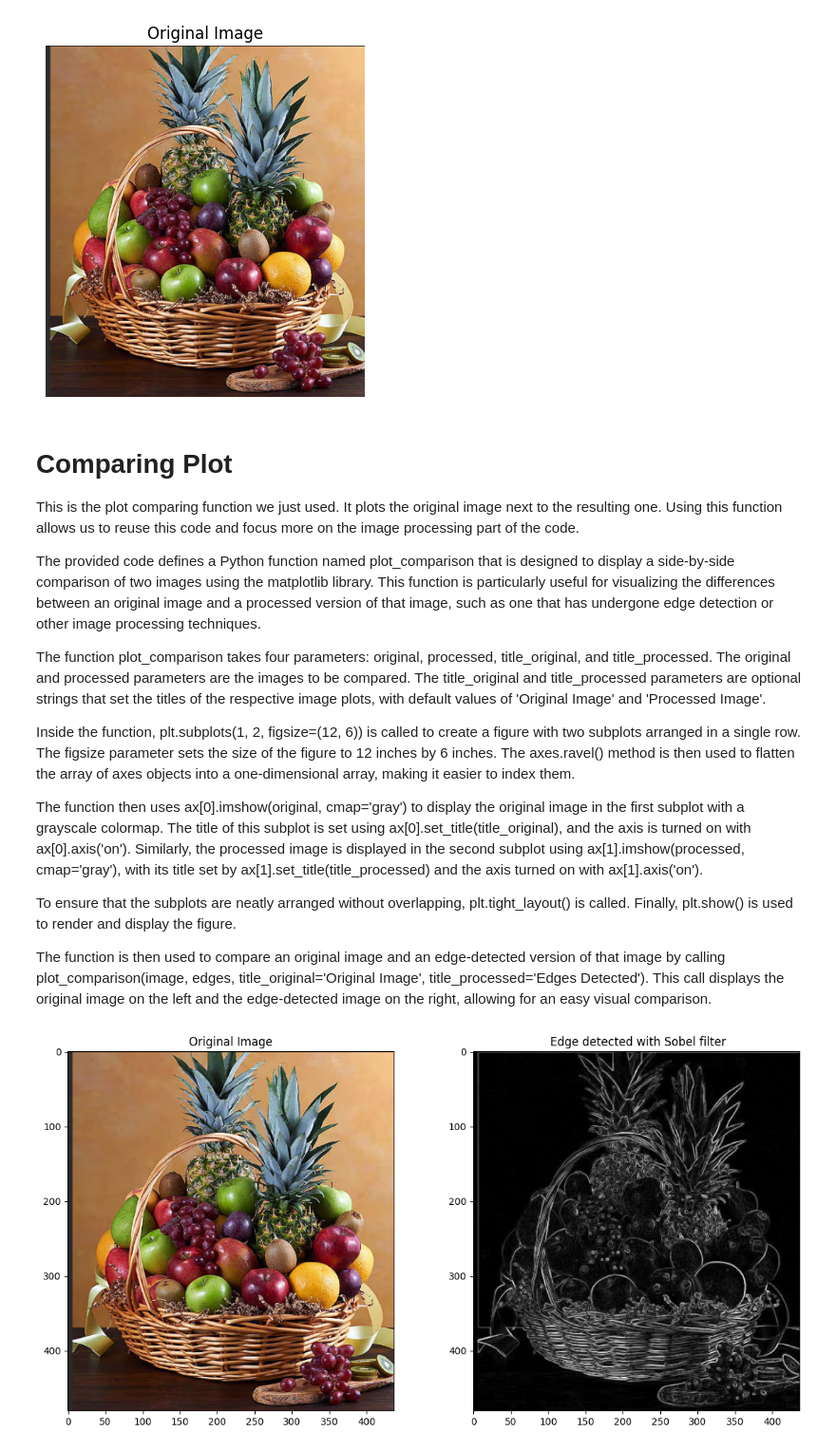
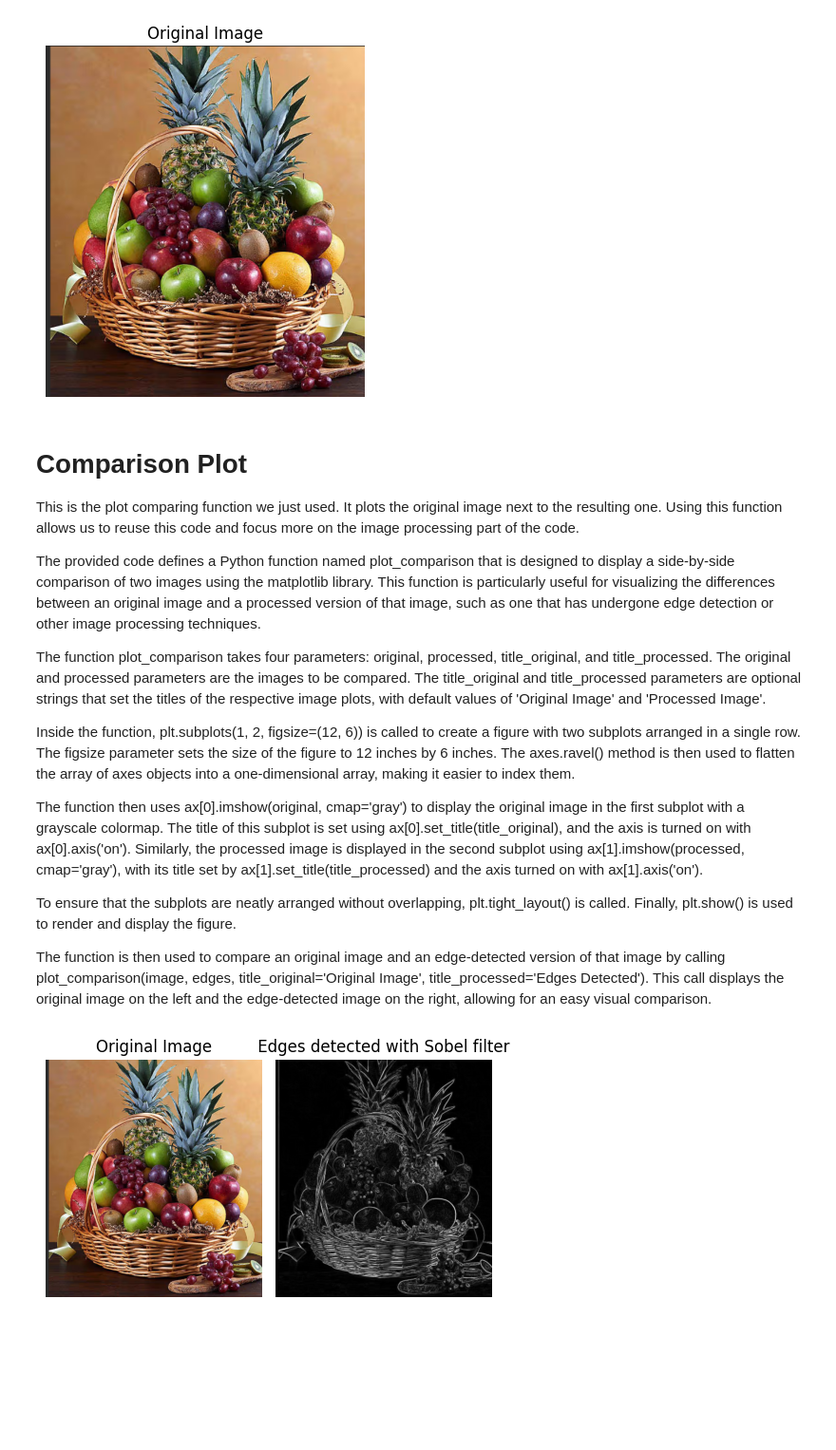
Before and after one commit to SupravoCoder/Image-pre-processing-with-Supravo, a Jupyter notebook: imagepreprocessing.ipynb, the cells around one changed output. Shown at 95% size. Saved outputs shown, nothing was run; the diff lists cells and outputs as text; code cells hidden in the pictures; blank space fills up the shorter version.

```diff
--- a/imagepreprocessing.ipynb
+++ b/imagepreprocessing.ipynb
@@ -314,7 +314,7 @@ show_image(image, 'Original Image')
 [figure]
 [figure]
 # %% [markdown]
-# Comparing Plot
+# Comparison Plot
 
 This is the plot comparing function we just used. It plots the original image next to the resulting one. Using this function allows us to reuse this code and focus more on the image processing part of the code.
 
@@ -331,28 +331,39 @@ To ensure that the subplots are neatly arranged without overlapping, plt.tight_l
 The function is then used to compare an original image and an edge-detected version of that image by calling plot_comparison(image, edges, title_original='Original Image', title_processed='Edges Detected'). This call displays the original image on the left and the edge-detected image on the right, allowing for an easy visual comparison.
 # %%
 from skimage import filters, color
+import matplotlib.pyplot as plt
 
 def plot_comparison(original, processed, title_original='Original Image', title_processed='Processed Image'):
-    fig, axes = plt.subplots(1, 2, figsize=(12, 6))
-    ax = axes.ravel()
+    fig, axes = plt.subplots(1, 2, figsize=(5, 5)) ## size of the images in the comparison plot
+    ax = axes.ravel() # ravel() returns a contiguous flattened array
 
     ax[0].imshow(original, cmap='gray')
     ax[0].set_title(title_original)
-    ax[0].axis('on')
+    ax[0].axis('off')
 
     ax[1].imshow(processed, cmap='gray')
     ax[1].set_title(title_processed)
-    ax[1].axis('on')
+    ax[1].axis('off')
 
-    plt.tight_layout()
-    plt.show()
+    plt.tight_layout() # automatically adjust subplot parameters to give specified padding
+    plt.show() # display the images
 
 # Ensure the variable 'image' is defined
+
 image = plt.imread('image (1).png')
 image1 = color.rgb2gray(image)
-edges = filters.sobel(image1)
+edges = filters.sobel(image1) # Apply the Sobel filter to the image to detect edges
+
+#Sobel filter algorithm two CS SAIL Stanford Artificial Intelligence Lab researchers, Irwin Sobel and Gary Feldman, introduced the Sobel filter in 1968.
+# The Sobel filter is used to detect edges in images.
+# It works by calculating the gradient of the image intensity at each pixel.
+# The gradient is a vector that points in the direction of the greatest rate of change of intensity.
+# The Sobel filter uses two 3x3 convolution kernels to calculate the gradient in the x and y directions.
+# The x-direction kernel is used to detect vertical edges, while the y-direction kernel is used to detect horizontal edges.
+# The Sobel filter is commonly used in computer vision and image processing applications to detect edges in images.
 
 # Use the function to compare the original image and the edges detected image
-plot_comparison(image, edges, title_original='Original Image', title_processed=' Edge detected with Sobel filter ')
+
+plot_comparison(image, edges, title_original='Original Image', title_processed=' Edges detected with Sobel filter ')
 # %% [output]
-[figure, old version]
+[figure, new version]
```
Also changed, not shown: parts of 1 cell of this notebook.
